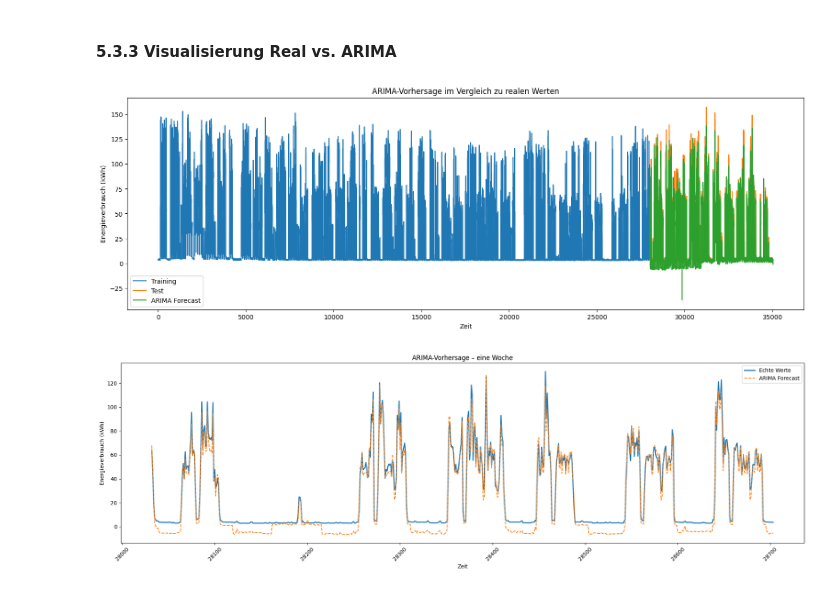
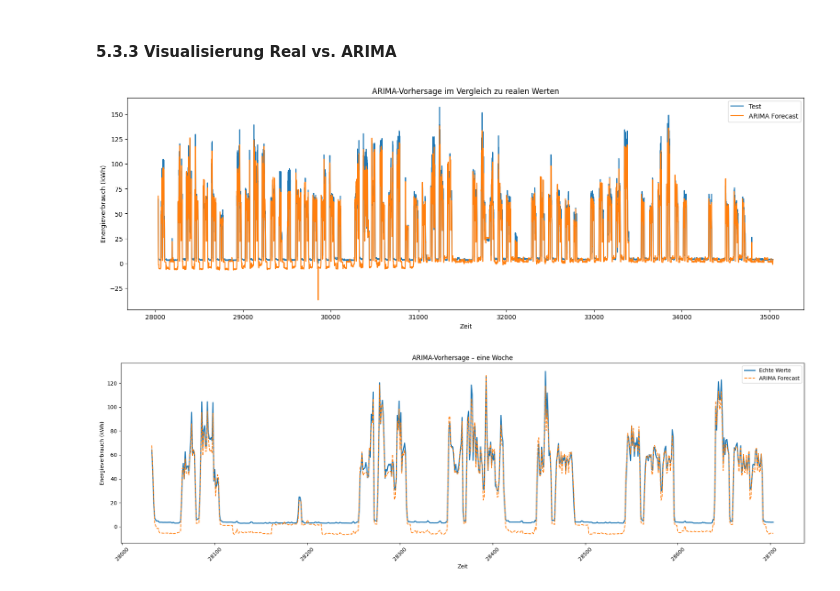
Before and after one commit to derlole/InDuStIaLfOrEcAsTiNgWELOVEIT, a Jupyter notebook: src/start.ipynb, the cells around one changed output. Saved outputs shown, nothing was run; the diff lists cells and outputs as text; code cells hidden in the pictures.

```diff
--- a/src/start.ipynb
+++ b/src/start.ipynb
@@ -578,17 +578,17 @@ MAPE: inf %
 #### 5.3.3 Visualisierung Real vs. ARIMA
 # %%
 plt.figure(figsize=(19,6))
-plt.plot(train.index, train['Usage_kWh'], label='Training')
+#plt.plot(train.index, train['Usage_kWh'], label='Training')
 plt.plot(test.index, test['Usage_kWh'], label='Test')
-plt.plot(forecast.index, forecast, label='ARIMA Forecast')
+plt.plot(forecast.index, forecast, label='ARIMA Forecast', linestyle='--')
 
 plt.xlabel('Zeit')
 plt.ylabel('Energieverbrauch (kWh)')
 plt.title('ARIMA-Vorhersage im Vergleich zu realen Werten')
 plt.legend()
 plt.show()
 # %% [output]
-[figure, old version]
+[figure, new version]
 # %%
 WEEK_STEPS = 7 * 24 * 4
 
```
Also changed, not shown: parts of 27 cells of this notebook, 3 other files.
